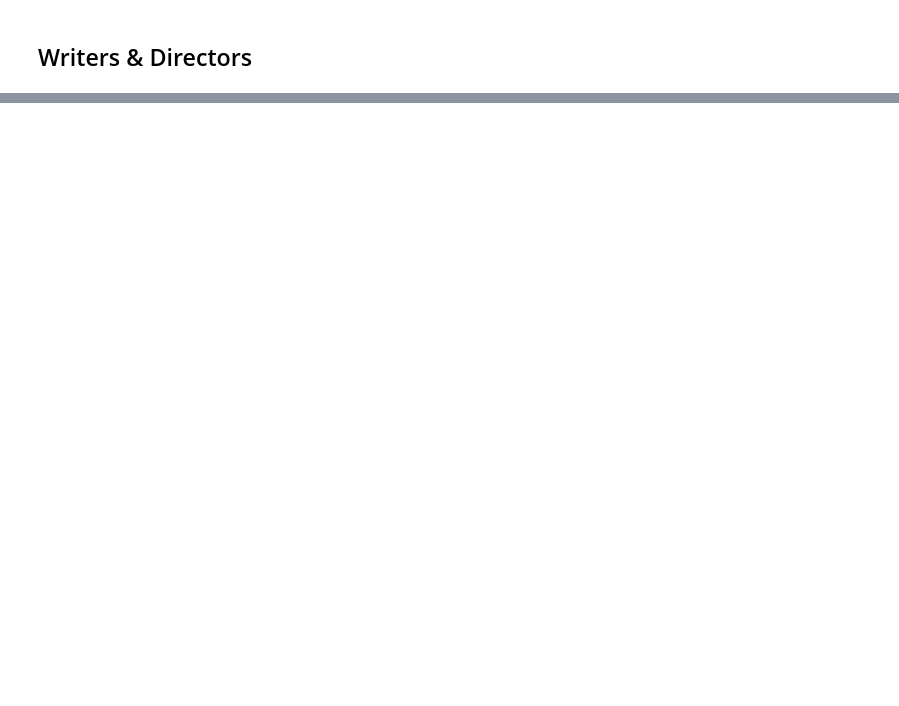
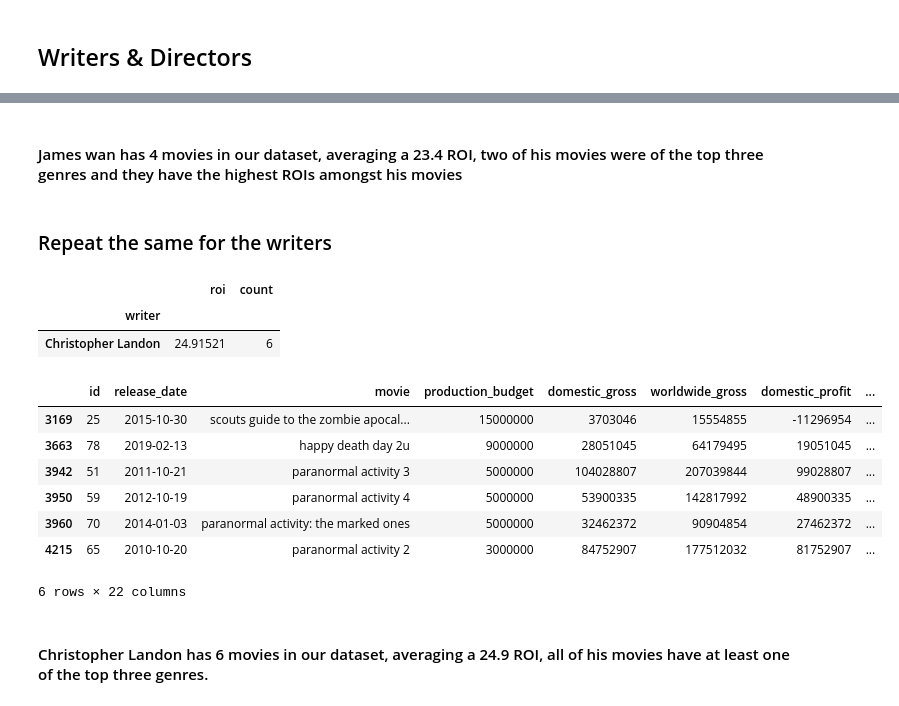
Before and after one commit to alihijazy/Data-Analysis-to-Maximize-ROI-in-the-Film-Industry, a Jupyter notebook: movie-analysis-eda.ipynb, the cells around one changed output, grey strips where cells are left out. Cells and saved outputs as stored; diff of their text form; code cells hidden in the pictures; blank space fills up the shorter version.

```diff
--- a/movie-analysis-eda.ipynb
+++ b/movie-analysis-eda.ipynb
@@ -455,0 +438,8 @@ df_subset
+# %%
+writers = pd.read_sql("""SELECT b.movie_id, b.original_title, p.primary_name AS writer
+                            FROM movie_basics AS b
+                            JOIN writers AS d USING (movie_id)
+                            JOIN persons AS p USING (person_id)
+                            """, conn)
+
+writers.drop_duplicates(subset=['movie_id', 'original_title', 'writer'], inplace=True)
@@ -455,0 +448,3 @@ df_subset
+# %%
+df_merge_writer = df_merge.merge(writers, on='movie_id', how='inner')
+df_merge_director = df_merge.merge(directors, on='movie_id', how='inner')
@@ -455,0 +472,26 @@ df_subset
+# %% [markdown]
+#### James wan has 4 movies in our dataset, averaging a 23.4 ROI, two of his movies were of the top three genres and they have the highest ROIs amongst his movies
+# %% [markdown]
+### Repeat the same for the writers
+# %%
+x = df_merge_writer.groupby('writer')['worldwide_roi'].mean()
+y = df_merge_writer.groupby('writer')['worldwide_roi'].count()
+writers_roi_count = pd.concat([x, y], keys=['roi', 'count'], axis=1)
+writers_roi_count[(writers_roi_count['roi']>15) & (directors_roi_count['count']>3)]
+# %% [output]
+|  | roi | count |
+| writer |  |  |
+| Christopher Landon | 24.91521 | 6 |
+# %%
+df_merge_writer[df_merge_writer['writer']=='Christopher Landon']
+# %% [output]
+|  | id | release_date | movie | production_budget | domestic_gross | worldwide_gross | domestic_profit | ... |
+| 3169 | 25 | 2015-10-30 | scouts guide to the zombie apocal... | 15000000 | 3703046 | 15554855 | -11296954 | ... |
+| 3663 | 78 | 2019-02-13 | happy death day 2u | 9000000 | 28051045 | 64179495 | 19051045 | ... |
+| 3942 | 51 | 2011-10-21 | paranormal activity 3 | 5000000 | 104028807 | 207039844 | 99028807 | ... |
+| 3950 | 59 | 2012-10-19 | paranormal activity 4 | 5000000 | 53900335 | 142817992 | 48900335 | ... |
+| 3960 | 70 | 2014-01-03 | paranormal activity: the marked ones | 5000000 | 32462372 | 90904854 | 27462372 | ... |
+| 4215 | 65 | 2010-10-20 | paranormal activity 2 | 3000000 | 84752907 | 177512032 | 81752907 | ... |
+6 rows × 22 columns
+# %% [markdown]
+#### Christopher Landon has 6 movies in our dataset, averaging a 24.9 ROI, all of his movies have at least one of the top three genres.
```
Also changed, not shown: parts of 18 cells of this notebook.
